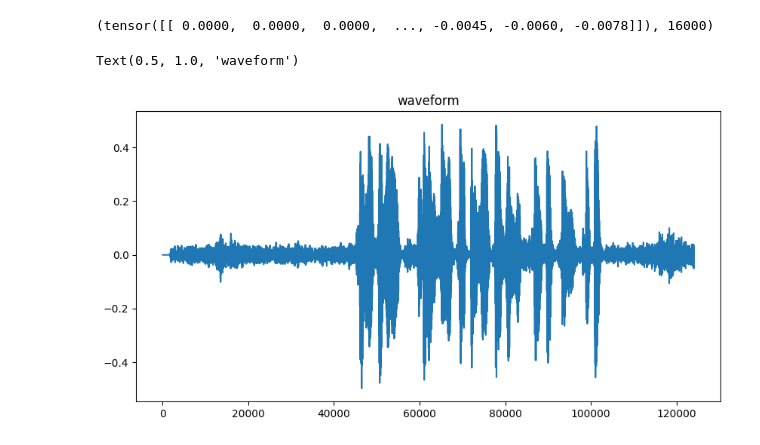
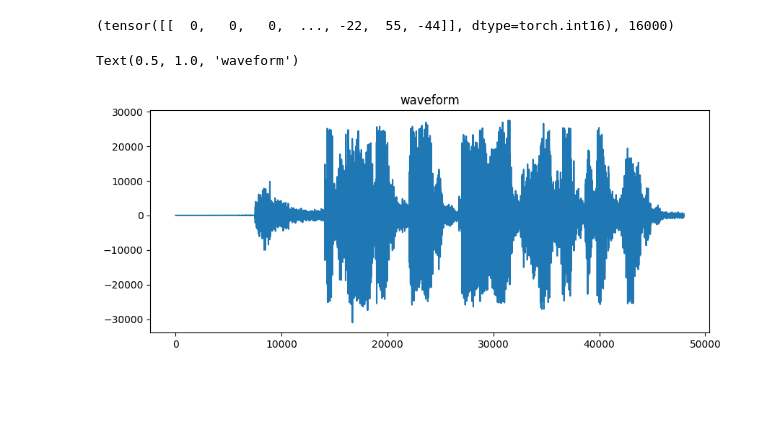
Before and after one commit to mohit-vashisth/Mirage-Omega1, a Jupyter notebook: ml_models/ete-synthesis/load_decode.ipynb, the cells around one changed output. Cells and saved outputs as stored; diff of their text form; code cells hidden in the pictures; blank space fills up the shorter version.

```diff
--- a/ml_models/ete-synthesis/load_decode.ipynb
+++ b/ml_models/ete-synthesis/load_decode.ipynb
@@ -1,18 +1,23 @@
 # %%
-path = r"C:\Users\Admin\Documents\Mirage-Omega1\ml_models\ete-synthesis\processed_audios\mirage_1.wav"
+path = r"D:\Mirage-Omega1\ml_models\ete-synthesis\audios\mirage_1.wav"
 # %%
 import torchaudio as tad
 import matplotlib.pyplot as plt
-# %%
-waveform, sample_rate = tad.load(path)
+# %%
+sample_frame = 8000
+waveform, sample_rate = tad.load(path,
+                                frame_offset=sample_frame,
+                                num_frames=sample_frame * 6,
+                                normalize=False,
+                                channels_first=True)
 # %%
 waveform, sample_rate
 # %% [output]
-(tensor([[ 0.0000,  0.0000,  0.0000,  ..., -0.0045, -0.0060, -0.0078]]), 16000)
+(tensor([[  0,   0,   0,  ..., -22,  55, -44]], dtype=torch.int16), 16000)
 # %%
-plt.figure(figsize=(10, 5))
+plt.figure(figsize=(10, 4))
 plt.plot(waveform.t().numpy())
 plt.title("waveform")
 # %% [output]
 Text(0.5, 1.0, 'waveform')
-[figure, old version]
+[figure, new version]
```
Also changed, not shown: parts of 6 cells of this notebook, 3 other files.
